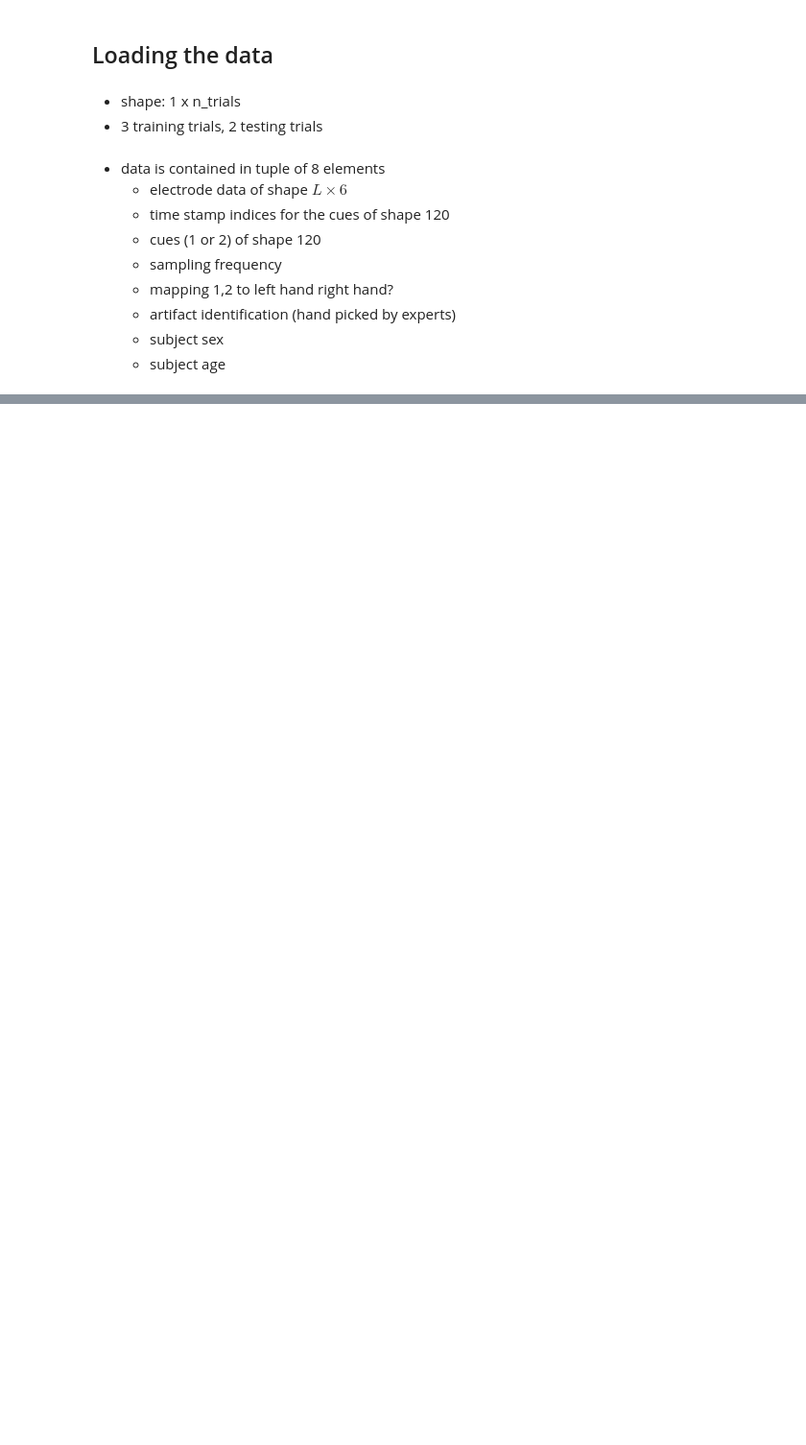
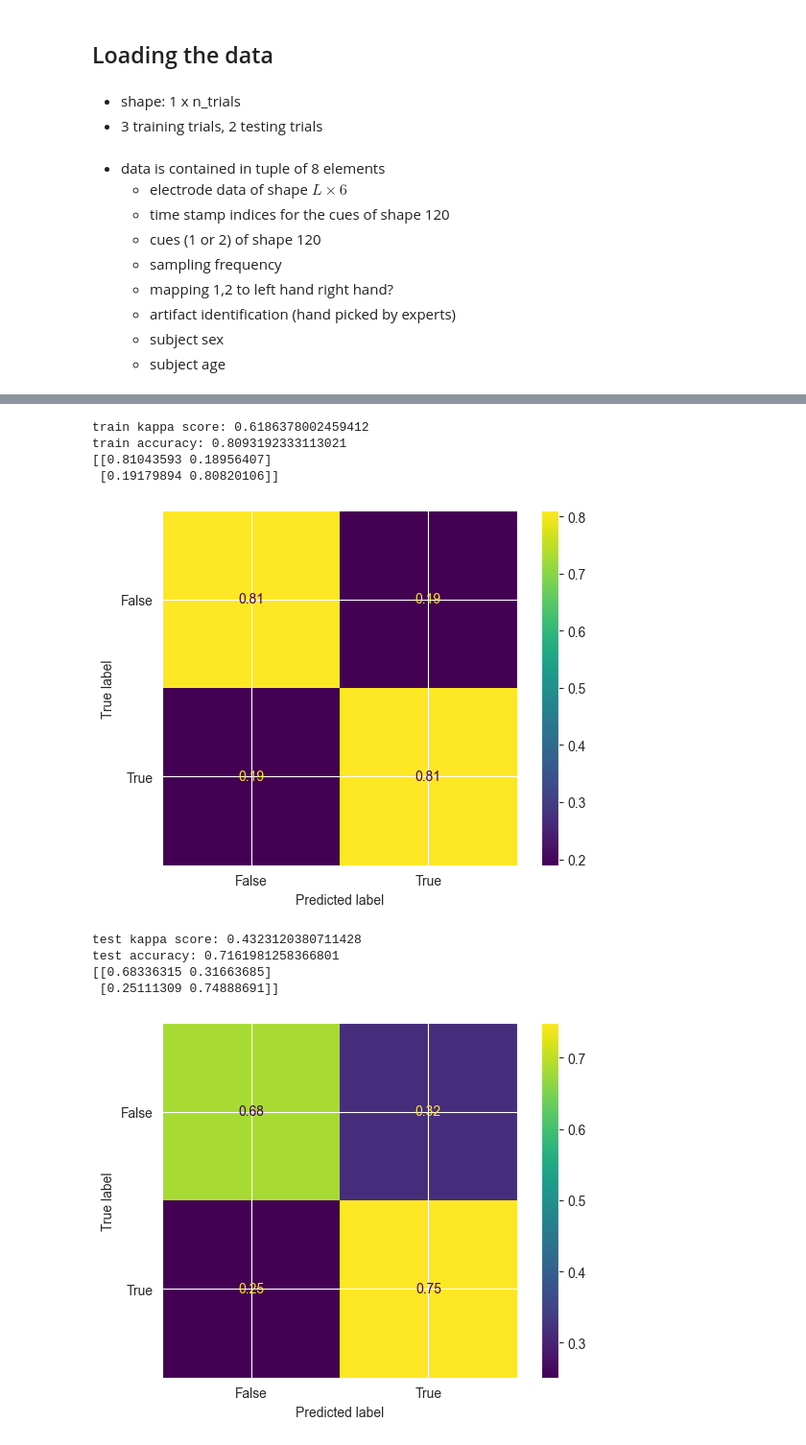
Before and after one commit to mcgill-neurotech/2024, a Jupyter notebook: classification/simple_classification.ipynb, the cells around one changed output, grey strips where cells are left out. Shown at 96% size. Cells and saved outputs as stored; diff of their text form; code cells hidden in the pictures; blank space fills up the shorter version.

```diff
--- a/classification/simple_classification.ipynb
+++ b/classification/simple_classification.ipynb
@@ -278,0 +477,50 @@ classifier = Classifier(dataset,t_baseline=-2,t_epoch=5)
+# %%
+class PerSubjectCSP(SubjectClassifier):
+
+	def __init__(self, classifier: CSPClassifier, dataset, *args, **kwargs):
+		super().__init__(classifier, dataset, *args, **kwargs)
+
+	def set_epoch(self,start,length):
+		for k,v in self.classifiers.items():
+			v.set_epoch(start,length)
+
+	def fit(self,param_grid,n_jobs = 1):
+		for k,v in self.classifiers.items():
+			v.fit()
+			# v.gridCV(param_grid,n_jobs)
+# %%
+persub = PerSubjectCSP(CSPClassifier,dataset,t_baseline=0,t_epoch=6,start=3.75,length=1.5)
+# %%
+csp_params = {
+    'csp__n_components': [18],
+}
+
+
+selectkbest_params = {
+	"selection__k":[4,8,12,"all"]
+}
+
+svc_params = {
+    'classification__C': [0.1, 1, 10,100],
+	"classification__kernel":["rbf","linear"]
+}
+
+param_grid = {**csp_params, **svc_params,**selectkbest_params}
+# %%
+%%capture
+persub.set_epoch(3.75,2)
+persub.fit(param_grid,1)
+# %%
+
+acc,kappa = persub.test()
+# %% [output]
+train kappa score: 0.6186378002459412
+train accuracy: 0.8093192333113021
+[[0.81043593 0.18956407]
+ [0.19179894 0.80820106]]
+[figure, added]
+test kappa score: 0.4323120380711428
+test accuracy: 0.7161981258366801
+[[0.68336315 0.31663685]
+ [0.25111309 0.74888691]]
+[figure, added]
```
Also changed, not shown: parts of 15 cells of this notebook.
